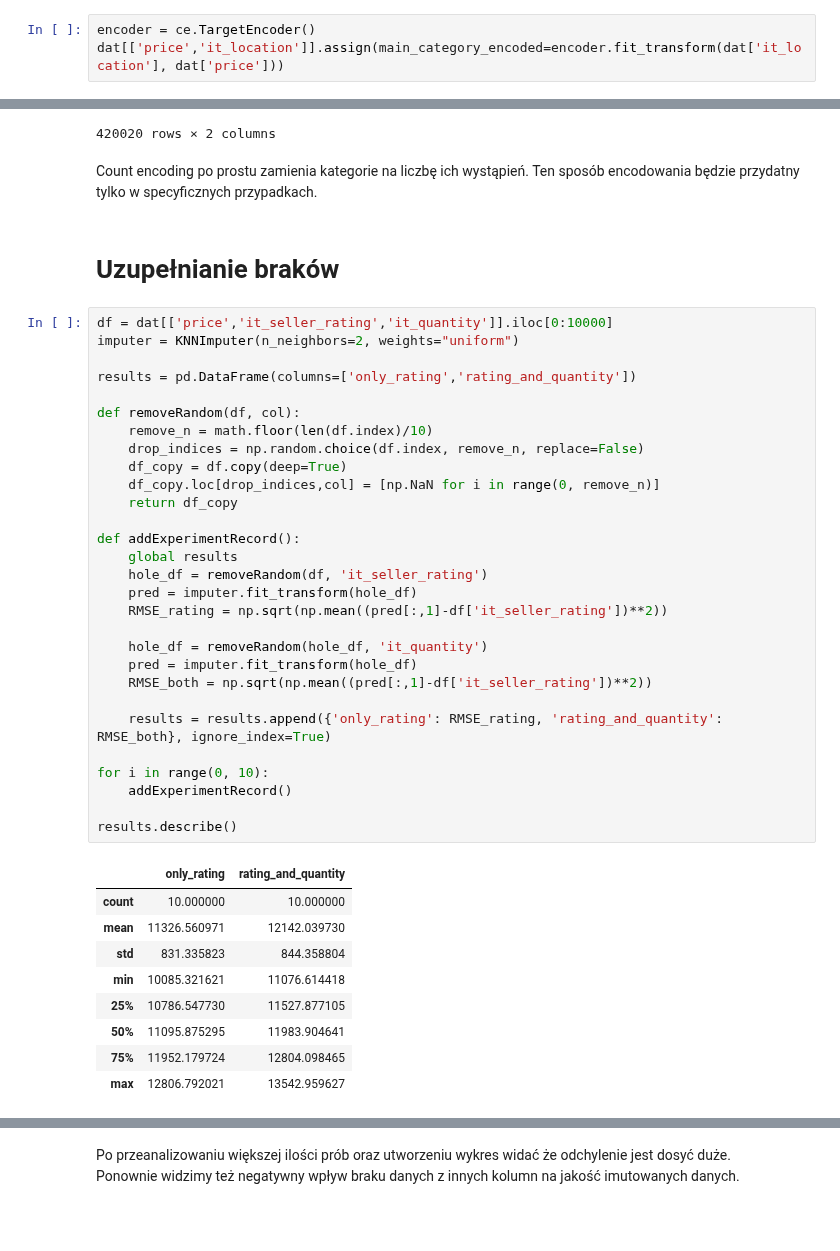
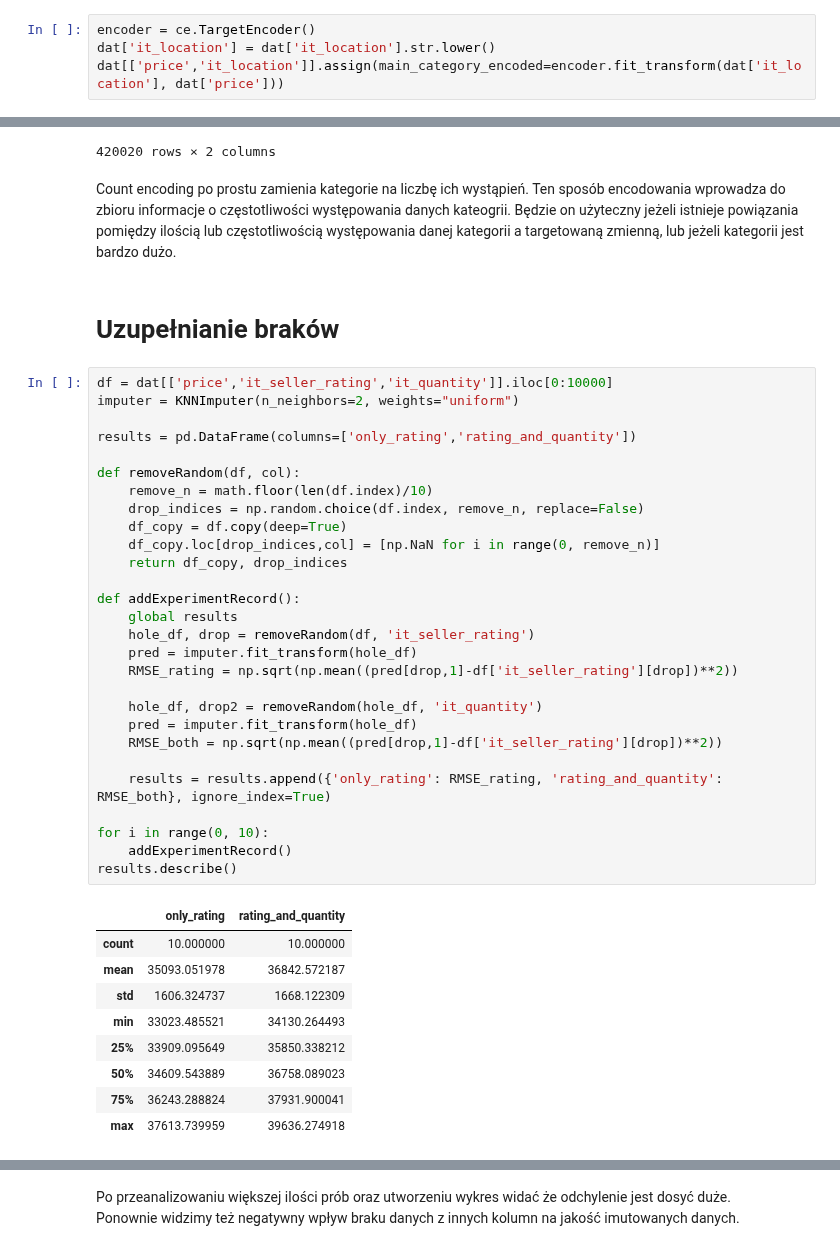
Before and after one commit to mini-pw/2021L-WUM, a Jupyter notebook: Prace_domowe/Praca_domowa2/Grupa4/Patryk_Tomaszewski/PD2.ipynb, the cells around one changed output, grey strips where cells are left out. Saved outputs shown, nothing was run; the diff lists cells and outputs as text; blank space fills up the shorter version.

```diff
--- a/Prace_domowe/Praca_domowa2/Grupa4/Patryk_Tomaszewski/PD2.ipynb
+++ b/Prace_domowe/Praca_domowa2/Grupa4/Patryk_Tomaszewski/PD2.ipynb
@@ -22,6 +22,7 @@ dat.head()
 ## Target encoding
 # %%
 encoder = ce.TargetEncoder()
+dat['it_location'] = dat['it_location'].str.lower()
 dat[['price','it_location']].assign(main_category_encoded=encoder.fit_transform(dat['it_location'], dat['price']))
 # %% [output]
 |  | price | it_location | main_category_encoded |
@@ -119,49 +120,48 @@ dat[['main_category']].assign(main_category_encoded=encoder.fit_transform(dat['m
 | 420018 | Dla Dzieci | 42107 |
 | 420019 | Motoryzacja | 45941 |
 420020 rows × 2 columns
-# %% [markdown]
-Count encoding po prostu zamienia kategorie na liczbę ich wystąpień. Ten sposób encodowania będzie przydatny tylko w specyficznych przypadkach.
+# %% [markdown]
+Count encoding po prostu zamienia kategorie na liczbę ich wystąpień. Ten sposób encodowania wprowadza do zbioru informacje o częstotliwości występowania danych kateogrii. Będzie on użyteczny jeżeli istnieje powiązania pomiędzy ilością lub częstotliwością występowania danej kategorii a targetowaną zmienną, lub jeżeli kategorii jest bardzo dużo.
 # %% [markdown]
 # Uzupełnianie braków
 # %%
 df = dat[['price','it_seller_rating','it_quantity']].iloc[0:10000]
 imputer = KNNImputer(n_neighbors=2, weights="uniform")
 
 results = pd.DataFrame(columns=['only_rating','rating_and_quantity'])
 
 def removeRandom(df, col):
     remove_n = math.floor(len(df.index)/10)
     drop_indices = np.random.choice(df.index, remove_n, replace=False)
     df_copy = df.copy(deep=True)
     df_copy.loc[drop_indices,col] = [np.NaN for i in range(0, remove_n)]
-    return df_copy
+    return df_copy, drop_indices
 
 def addExperimentRecord():
     global results
-    hole_df = removeRandom(df, 'it_seller_rating')
+    hole_df, drop = removeRandom(df, 'it_seller_rating')
     pred = imputer.fit_transform(hole_df)
-    RMSE_rating = np.sqrt(np.mean((pred[:,1]-df['it_seller_rating'])**2))
+    RMSE_rating = np.sqrt(np.mean((pred[drop,1]-df['it_seller_rating'][drop])**2))
 
-    hole_df = removeRandom(hole_df, 'it_quantity')
+    hole_df, drop2 = removeRandom(hole_df, 'it_quantity')
     pred = imputer.fit_transform(hole_df)
-    RMSE_both = np.sqrt(np.mean((pred[:,1]-df['it_seller_rating'])**2))
+    RMSE_both = np.sqrt(np.mean((pred[drop,1]-df['it_seller_rating'][drop])**2))
 
     results = results.append({'only_rating': RMSE_rating, 'rating_and_quantity': RMSE_both}, ignore_index=True)
 
 for i in range(0, 10):
     addExperimentRecord()
-
 results.describe()
 # %% [output]
 |  | only_rating | rating_and_quantity |
 | count | 10.000000 | 10.000000 |
-| mean | 11326.560971 | 12142.039730 |
-| std | 831.335823 | 844.358804 |
-| min | 10085.321621 | 11076.614418 |
-| 25% | 10786.547730 | 11527.877105 |
-| 50% | 11095.875295 | 11983.904641 |
-| 75% | 11952.179724 | 12804.098465 |
-| max | 12806.792021 | 13542.959627 |
+| mean | 35093.051978 | 36842.572187 |
+| std | 1606.324737 | 1668.122309 |
+| min | 33023.485521 | 34130.264493 |
+| 25% | 33909.095649 | 35850.338212 |
+| 50% | 34609.543889 | 36758.089023 |
+| 75% | 36243.288824 | 37931.900041 |
+| max | 37613.739959 | 39636.274918 |
 # %% [markdown]
 Widzimy że RMSE jest całkiem spore jak na 1000 brakujących wartości, więc ta imputacja nie jest zbyt wysokiej jakości.
 Widać także że brak danych w pozostałych kolumnach wpływa negatywnie na jakość uzupełnianych danych.
```
Also changed, not shown: parts of 7 cells of this notebook, 1 other file.
